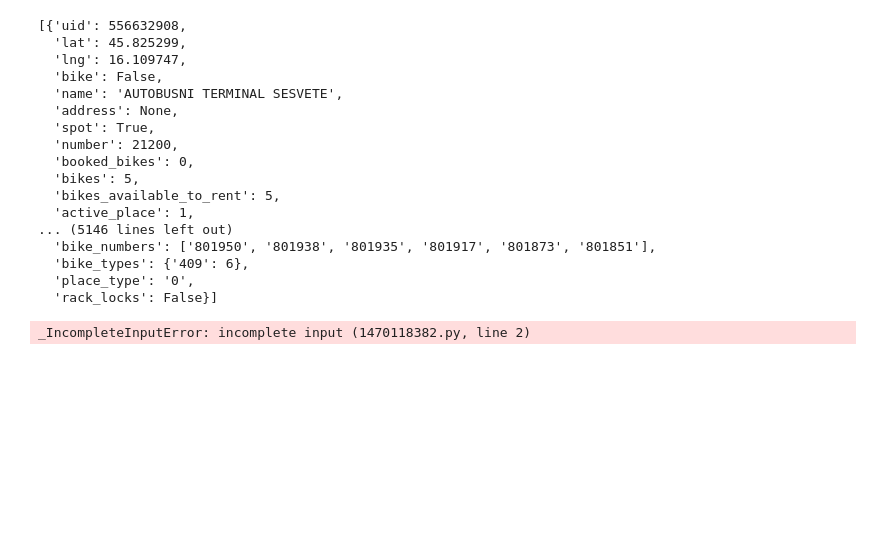
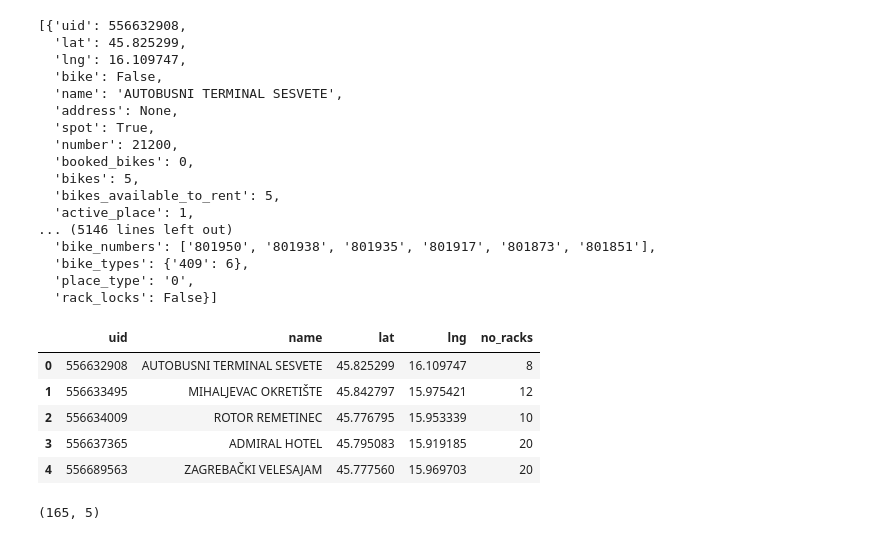
Before and after one commit to Mkranj/BajsBoard, a Jupyter notebook: notebooks/analyse_stations.ipynb, the cells around one changed output. Drawn from its saved outputs; the diff is of its cells as text; code cells hidden in the pictures; blank space fills up the shorter version.

Commit message:
extract info about bajs locations

```diff
--- a/notebooks/analyse_stations.ipynb
+++ b/notebooks/analyse_stations.ipynb
@@ -47,7 +47,16 @@ trim_json_to_locations(day_one)
   'place_type': '0',
   'rack_locks': False}]
 # %%
-def gather_bajs_locations(json):
-    pass
+locations = gather_bajs_locations(trim_json_to_locations(day_one))
+locations.head()
 # %% [output]
-_IncompleteInputError: incomplete input (1470118382.py, line 2)
+|  | uid | name | lat | lng | no_racks |
+| 0 | 556632908 | AUTOBUSNI TERMINAL SESVETE | 45.825299 | 16.109747 | 8 |
+| 1 | 556633495 | MIHALJEVAC OKRETIŠTE | 45.842797 | 15.975421 | 12 |
+| 2 | 556634009 | ROTOR REMETINEC | 45.776795 | 15.953339 | 10 |
+| 3 | 556637365 | ADMIRAL HOTEL | 45.795083 | 15.919185 | 20 |
+| 4 | 556689563 | ZAGREBAČKI VELESAJAM | 45.777560 | 15.969703 | 20 |
+# %%
+locations.shape
+# %% [output]
+(165, 5)
```
Also changed, not shown: parts of 1 cell of this notebook, 1 other file.
